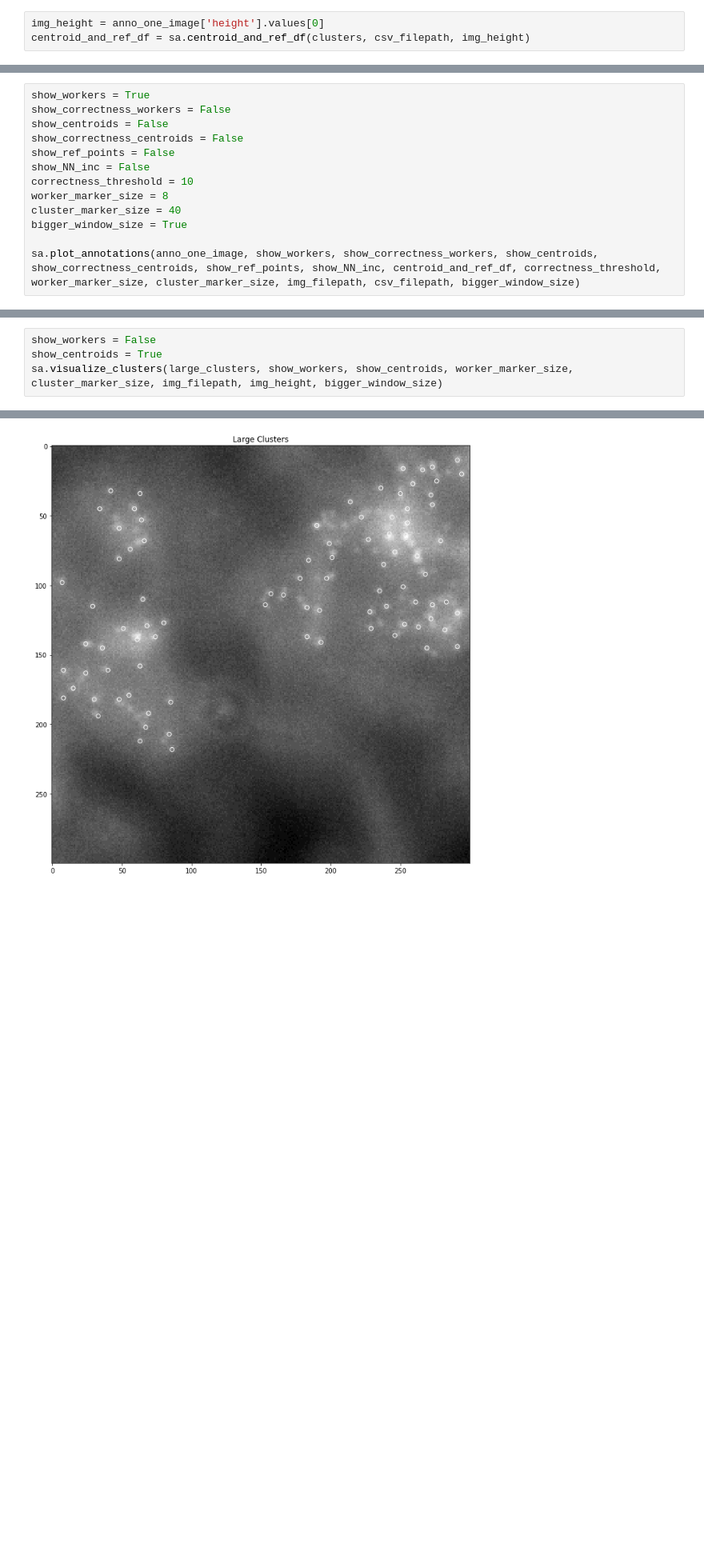
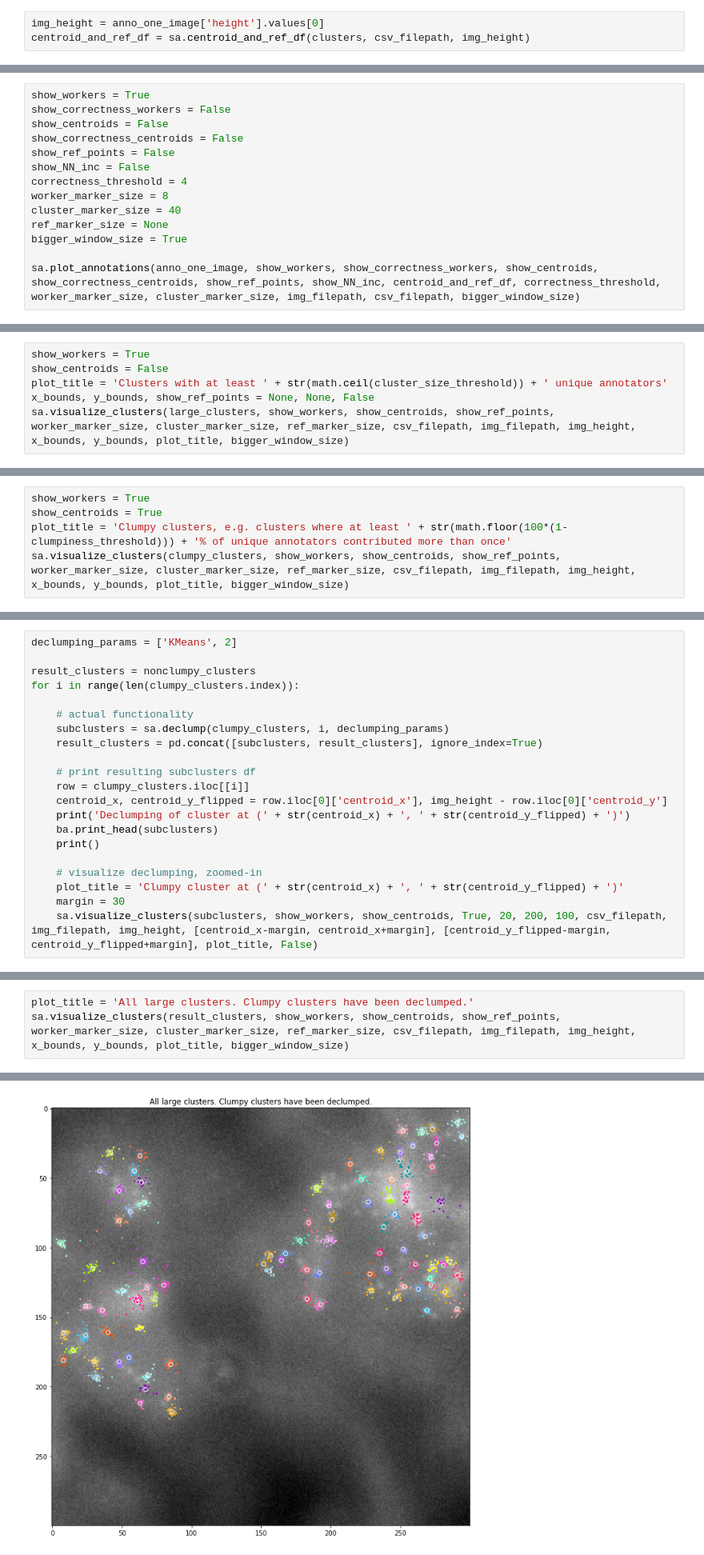
Before and after one commit to czbiohub-sf/instapipeline, a Jupyter notebook: Annotation/demo_SpotAnnotationAnalysis.ipynb, the cells around one changed output, grey strips where cells are left out. Shown at 80% size. Saved outputs shown, nothing was run; the diff lists cells and outputs as text; blank space fills up the shorter version.

```diff
--- a/Annotation/demo_SpotAnnotationAnalysis.ipynb
+++ b/Annotation/demo_SpotAnnotationAnalysis.ipynb
@@ -51,9 +68,10 @@ show_centroids = False
 show_correctness_centroids = False
 show_ref_points = False
 show_NN_inc = False
-correctness_threshold = 10
+correctness_threshold = 4
 worker_marker_size = 8
 cluster_marker_size = 40
+ref_marker_size = None
 bigger_window_size = True
 
 sa.plot_annotations(anno_one_image, show_workers, show_correctness_workers, show_centroids, show_correctness_centroids, show_ref_points, show_NN_inc, centroid_and_ref_df, correctness_threshold, worker_marker_size, cluster_marker_size, img_filepath, csv_filepath, bigger_window_size)
@@ -113,0 +136,6 @@ ba.print_head(large_centroid_and_ref_df)
+# %%
+show_workers = True
+show_centroids = False
+plot_title = 'Clusters with at least ' + str(math.ceil(cluster_size_threshold)) + ' unique annotators'
+x_bounds, y_bounds, show_ref_points = None, None, False
+sa.visualize_clusters(large_clusters, show_workers, show_centroids, show_ref_points, worker_marker_size, cluster_marker_size, ref_marker_size, csv_filepath, img_filepath, img_height, x_bounds, y_bounds, plot_title, bigger_window_size)
@@ -120,0 +164,5 @@ sa.visualize_clusters(large_clusters, show_workers, show_centroids, worker_marke
+# %%
+show_workers = True
+show_centroids = True
+plot_title = 'Clumpy clusters, e.g. clusters where at least ' + str(math.floor(100*(1-clumpiness_threshold))) + '% of unique annotators contributed more than once'
+sa.visualize_clusters(clumpy_clusters, show_workers, show_centroids, show_ref_points, worker_marker_size, cluster_marker_size, ref_marker_size, csv_filepath, img_filepath, img_height, x_bounds, y_bounds, plot_title, bigger_window_size)
@@ -120,0 +174,21 @@ sa.visualize_clusters(large_clusters, show_workers, show_centroids, worker_marke
+# %%
+declumping_params = ['KMeans', 2]
+
+result_clusters = nonclumpy_clusters
+for i in range(len(clumpy_clusters.index)):
+
+    # actual functionality
+    subclusters = sa.declump(clumpy_clusters, i, declumping_params)
+    result_clusters = pd.concat([subclusters, result_clusters], ignore_index=True)
+
+    # print resulting subclusters df
+    row = clumpy_clusters.iloc[[i]]
+    centroid_x, centroid_y_flipped = row.iloc[0]['centroid_x'], img_height - row.iloc[0]['centroid_y']
+    print('Declumping of cluster at (' + str(centroid_x) + ', ' + str(centroid_y_flipped) + ')')
+    ba.print_head(subclusters)
+    print()
+
+    # visualize declumping, zoomed-in
+    plot_title = 'Clumpy cluster at (' + str(centroid_x) + ', ' + str(centroid_y_flipped) + ')'
+    margin = 30
+    sa.visualize_clusters(subclusters, show_workers, show_centroids, True, 20, 200, 100, csv_filepath, img_filepath, img_height, [centroid_x-margin, centroid_x+margin], [centroid_y_flipped-margin, centroid_y_flipped+margin], plot_title, False)
@@ -121,7 +223,6 @@ sa.visualize_clusters(large_clusters, show_workers, show_centroids, worker_marke
 # %%
-show_workers = False
-show_centroids = True
-sa.visualize_clusters(large_clusters, show_workers, show_centroids, worker_marker_size, cluster_marker_size, img_filepath, img_height, bigger_window_size)
+plot_title = 'All large clusters. Clumpy clusters have been declumped.'
+sa.visualize_clusters(result_clusters, show_workers, show_centroids, show_ref_points, worker_marker_size, cluster_marker_size, ref_marker_size, csv_filepath, img_filepath, img_height, x_bounds, y_bounds, plot_title, bigger_window_size)
 # %% [output]
 <Figure size 864x504 with 0 Axes>
-[figure, old version]
+[figure, new version]
```
Also changed, not shown: parts of 32 cells of this notebook, 1 other file.
